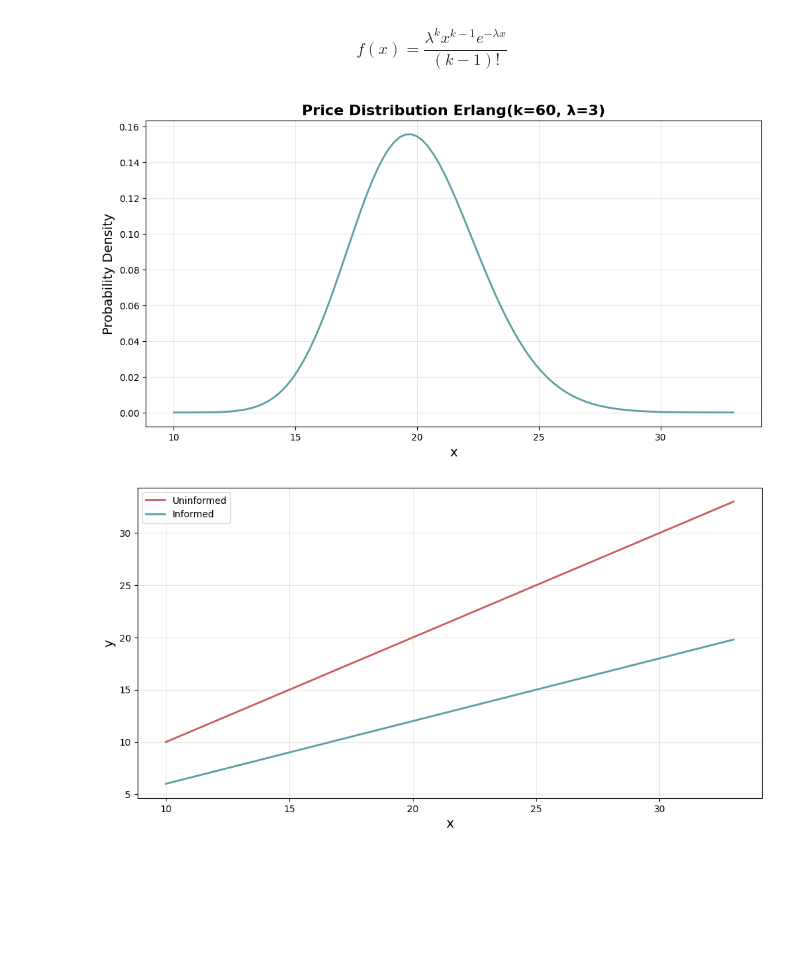
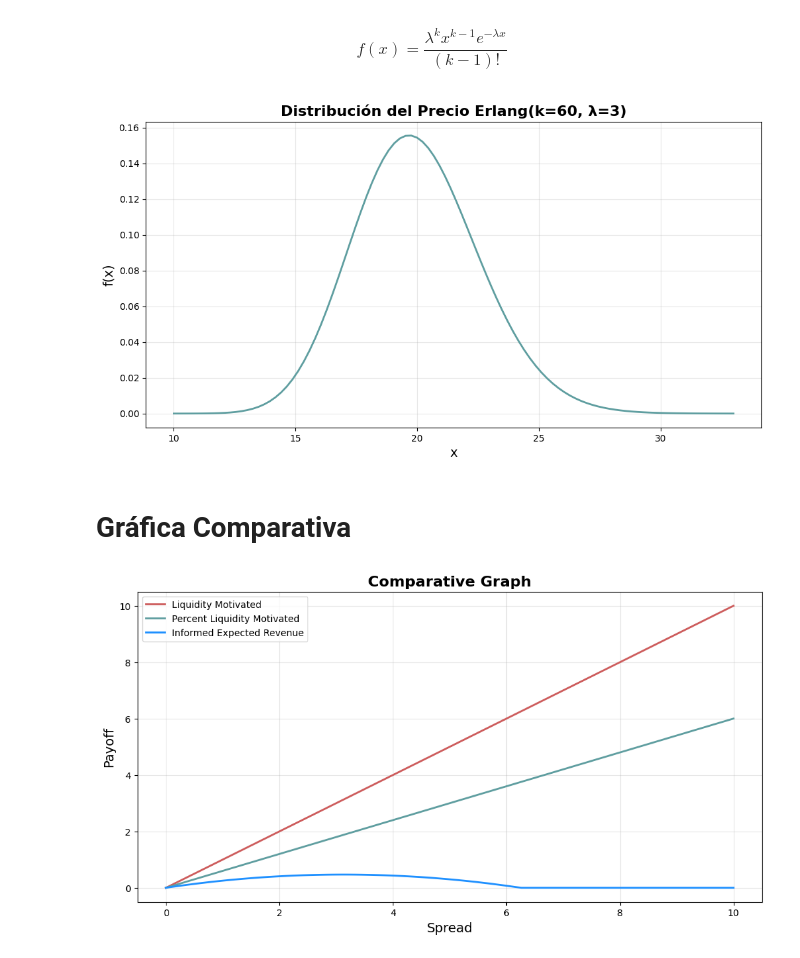
Before and after one commit to luisejdm/Microestructura_y_Sistemas_de_Trading, a Jupyter notebook: Proyectos/001_Microestructure.ipynb, the cells around one changed output. Cells and saved outputs as stored; diff of their text form; code cells hidden in the pictures; blank space fills up the shorter version.

```diff
--- a/Proyectos/001_Microestructure.ipynb
+++ b/Proyectos/001_Microestructure.ipynb
@@ -33,24 +33,38 @@ y = erlang(x, 60, 3)
 
 plt.figure()
 plt.plot(x,y, color='cadetblue', lw=2)
-plt.title('Price Distribution Erlang(k=60, λ=3)')
+plt.title('Distribución del Precio Erlang(k=60, λ=3)')
 plt.xlabel('x')
-plt.ylabel('Probability Density')
+plt.ylabel('f(x)')
 plt.grid()
 plt.show()
 # %% [output]
-[figure, old version]
+[figure, new version]
+# %% [markdown]
+# **Gráfica Comparativa**
 # %%
-def graph_informed(x):
-    return 0.6*x
+pi = 0.4
+
+spread = np.linspace(0, 10, 100)
+
+def graph_informed(spread):
+    return (1-pi)*spread
+
+def pl(spread):
+    return 0.5 - 0.08*spread
+
+def curve(spread):
+    return np.maximum((pl(spread) * (1-pi) * spread), 0)
 
 plt.figure()
-plt.plot(x,x, color='indianred', label='Uninformed', lw=2)
-plt.plot(x, graph_informed(x), color='cadetblue', label='Informed', lw=2)
-plt.xlabel('x')
-plt.ylabel('y')
+plt.plot(spread, spread, color='indianred', label='Liquidity Motivated', lw=2)
+plt.plot(spread, graph_informed(spread), color='cadetblue', label='Percent Liquidity Motivated', lw=2)
+plt.plot(spread, curve(spread), color='dodgerblue', label='Informed Expected Revenue', lw=2)
+plt.title('Comparative Graph')
+plt.xlabel('Spread')
+plt.ylabel('Payoff')
 plt.legend()
 plt.grid()
 plt.show()
 # %% [output]
-[figure, old version]
+[figure, new version]
```
